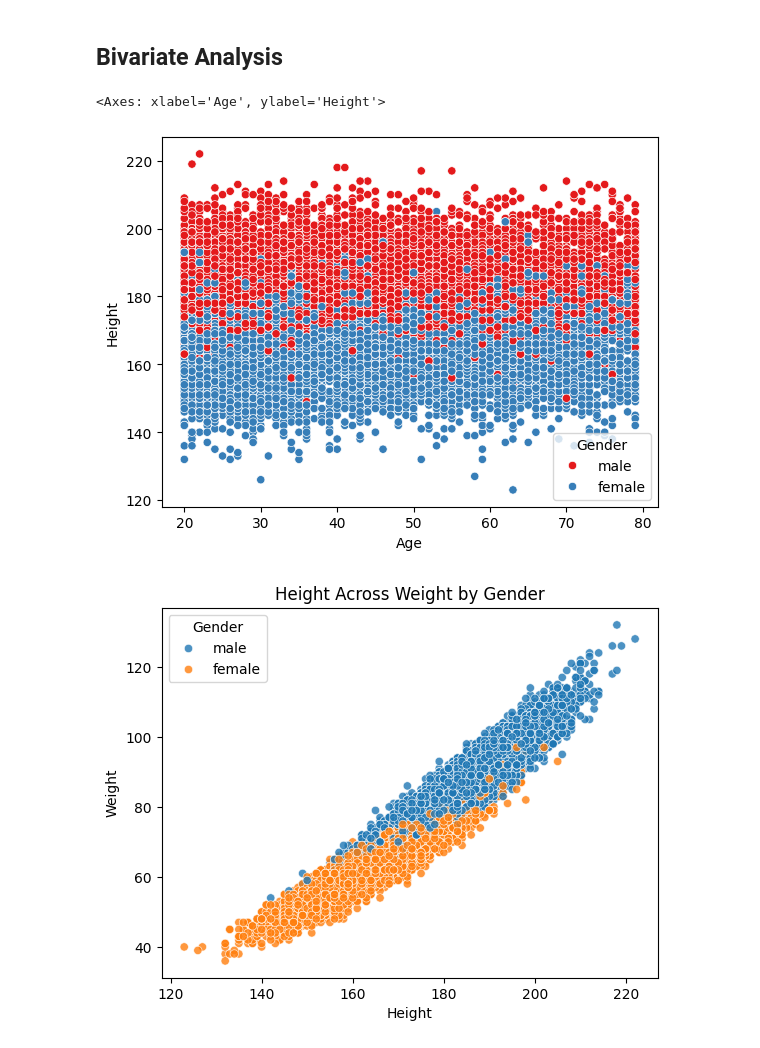
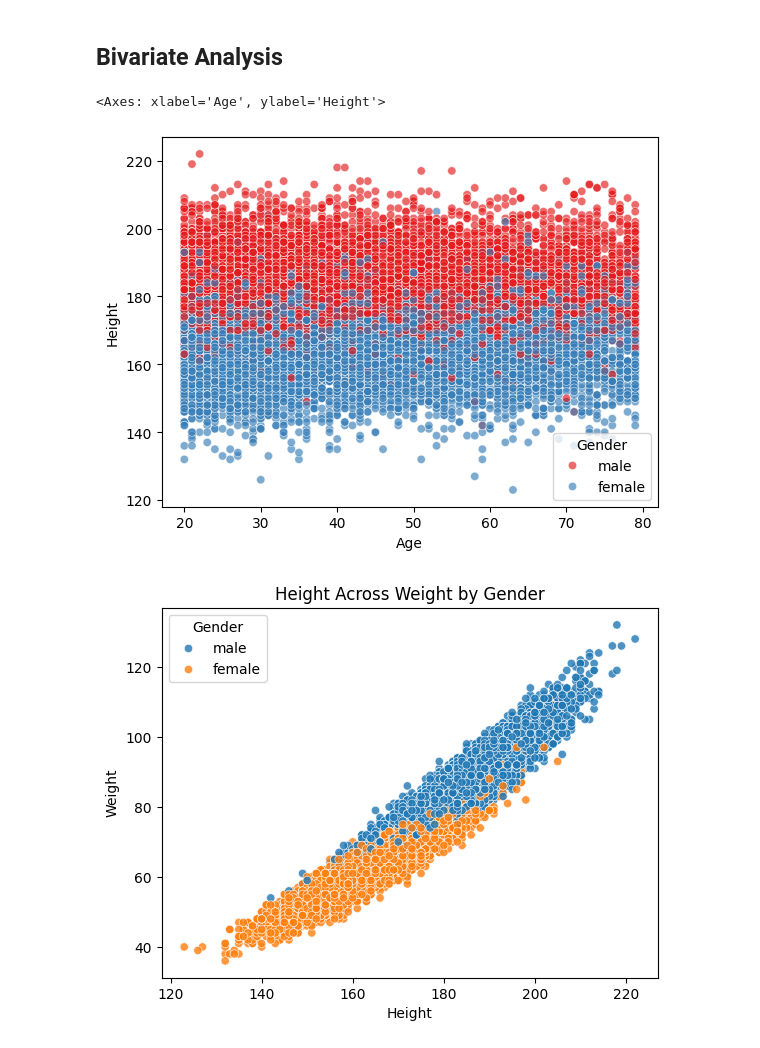
Before and after one commit to RaviNamdeoo/Calories_Burnt_Estimator, a Jupyter notebook: Calories_burnt_Analysis.ipynb, the cells around one changed output. Saved outputs shown, nothing was run; the diff lists cells and outputs as text; code cells hidden in the pictures.

Commit message:
Insights are added

```diff
--- a/Calories_burnt_Analysis.ipynb
+++ b/Calories_burnt_Analysis.ipynb
@@ -107,10 +129,13 @@ sns.histplot(df['Calories'], color='purple', alpha=0.4)
 # %% [markdown]
 ## Bivariate Analysis
 # %%
-sns.scatterplot(y='Height', x='Age', data=df, hue='Gender', palette='Set1')
+sns.scatterplot(y='Height', x='Age', data=df, hue='Gender', palette='Set1', alpha=0.65)
+
+## ----------Insight----------
+## It can be clearly seen that the Male are likely to be taller than women
 # %% [output]
 <Axes: xlabel='Age', ylabel='Height'>
-[figure, old version]
+[figure, new version]
 # %%
 sns.scatterplot(y='Weight', x='Height', data=df, color='green', alpha=0.8, hue='Gender')
 plt.title("Height Across Weight by Gender")
```
Also changed, not shown: parts of 27 cells of this notebook.
